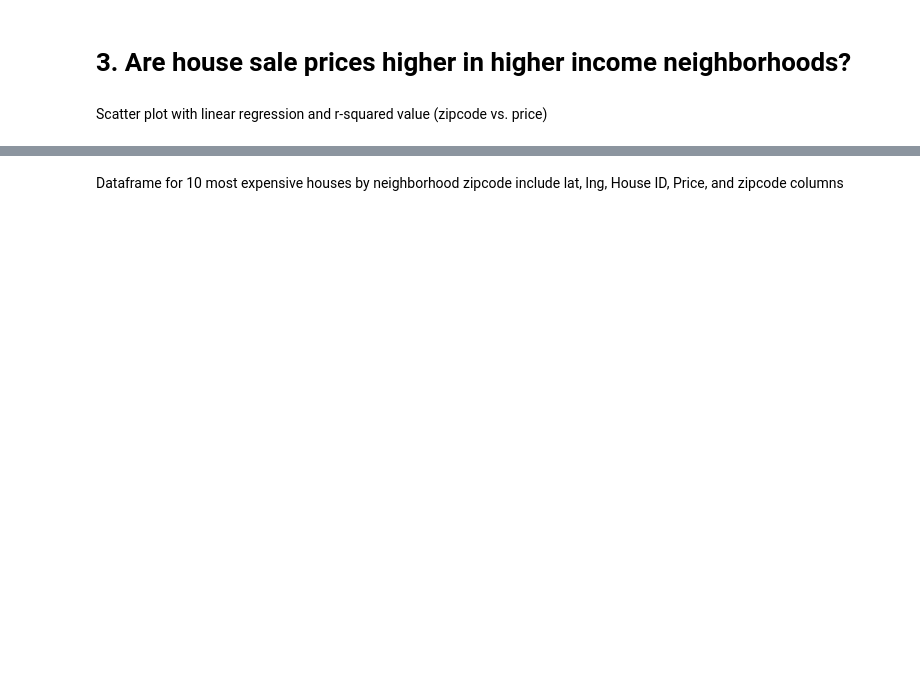
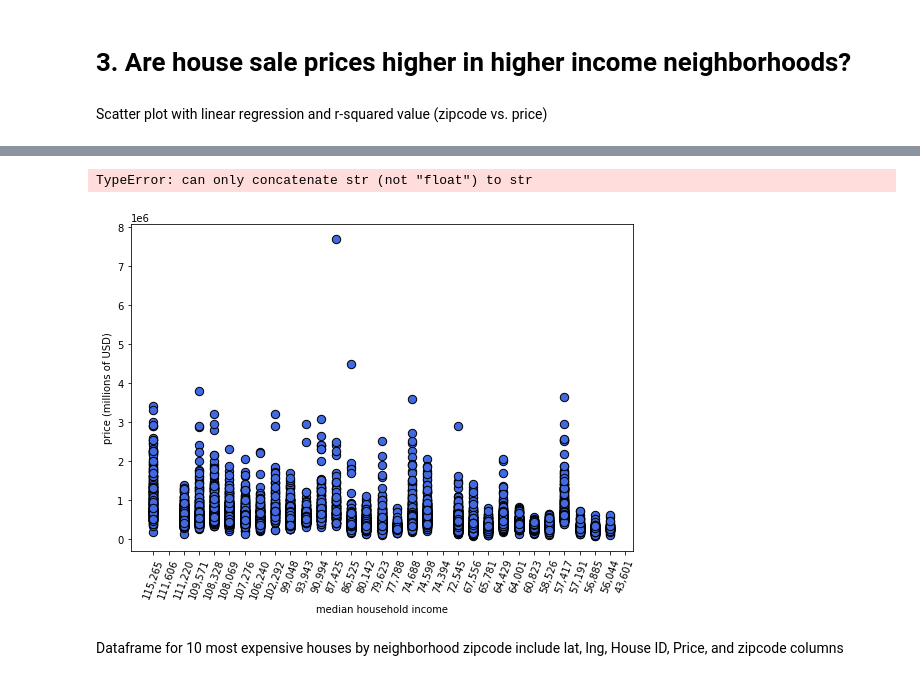
Before and after one commit to ameliahorton/King_county_house_sales_analysis, a Jupyter notebook: House Sales in King County, USA.ipynb, the cells around one changed output, grey strips where cells are left out. Cells and saved outputs as stored; diff of their text form; code cells hidden in the pictures; blank space fills up the shorter version.

```diff
--- a/House Sales in King County, USA.ipynb
+++ b/House Sales in King County, USA.ipynb
@@ -359,19 +485,22 @@ house_data_with_income
 # %%
 plt.figure(figsize=(9,6))
 y_values = house_data_with_income['price']
 x_values = house_data_with_income['Median Household Income (USD)']
 plt.scatter(x_values,y_values, marker='o', color='royalblue', s=[70], edgecolors='black')
 
 plt.xticks(rotation=70)
 plt.xlabel('median household income')
-plt.ylabel('price (hundred thousand USD)')
+plt.ylabel('price (millions of USD)')
 
-x= x_values
+x = x_values
 y = y_values
 m, b = np.polyfit(x, y, 1)
 plt.plot(x, m*x+b)
 
 plt.show()
+# %% [output]
+TypeError: can only concatenate str (not "float") to str
+[figure, added]
 # %% [markdown]
 Dataframe for 10 most expensive houses by neighborhood zipcode include lat, lng, House ID, Price, and zipcode columns
 # %%
```
Also changed, not shown: parts of 23 cells of this notebook.
